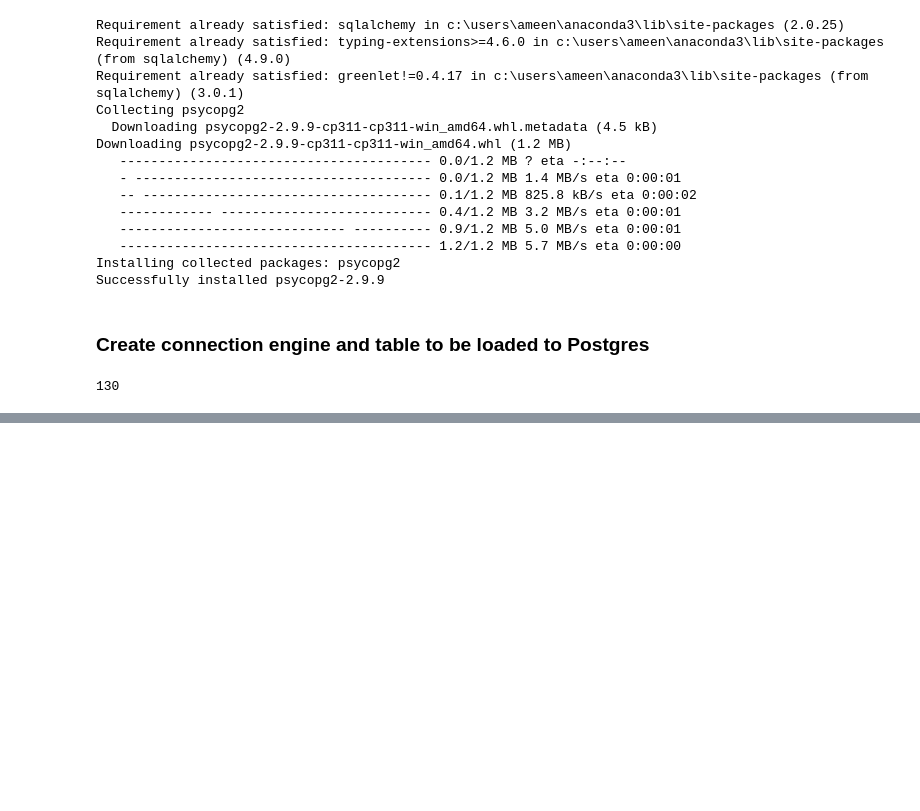
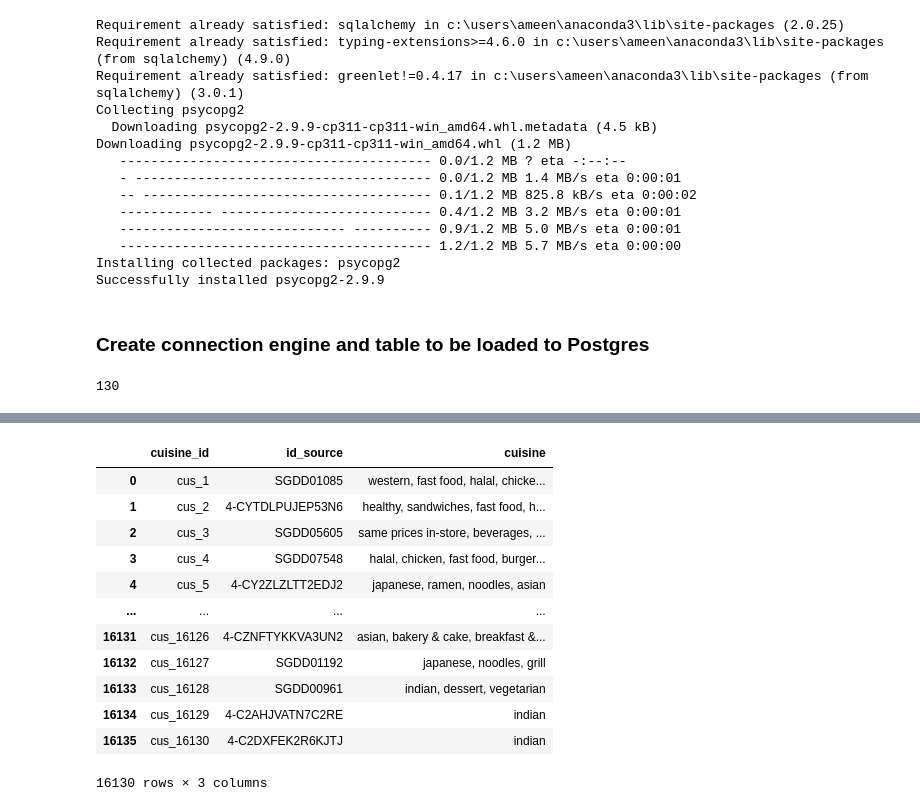
Before and after one commit to leehegithub/grab_restuarant_analysis, a Jupyter notebook: reading_csv.ipynb, the cells around one changed output, grey strips where cells are left out. Cells and saved outputs as stored; diff of their text form; code cells hidden in the pictures; blank space fills up the shorter version.

```diff
--- a/reading_csv.ipynb
+++ b/reading_csv.ipynb
@@ -719,0 +716,36 @@ establishment_df.to_sql('establishment_tbl', engine, if_exists='replace',index=F
+# %%
+cuisine_df=establishment_df
+
+#clearing ' due to aprostophe 's from cuisine_df['cuisine'] list
+cuisine_df['cuisine']=cuisine_df['cuisine'].str.replace('\'',"")
+
+#clearing " from cuisine_df['cuisine'] list
+cuisine_df['cuisine']=cuisine_df['cuisine'].str.replace('"',"")
+
+#clearing [,] from cuisine_df['cuisine'] list
+cuisine_df['cuisine']=cuisine_df['cuisine'].str.replace('[',"")
+cuisine_df['cuisine']=cuisine_df['cuisine'].str.replace(']',"")
+
+# Add a primary key column
+cuisine_df['cuisine_id'] = ['cus_' + str(i + 1) for i in range(len(cuisine_df))]
+
+cuisine_df=cuisine_df[['cuisine_id','id_source','cuisine']]
+
+#making all text in cuisine column to lowercase
+cuisine_df.loc[:, 'cuisine']=cuisine_df['cuisine'].str.lower()
+
+cuisine_df
+# %% [output]
+|  | cuisine_id | id_source | cuisine |
+| 0 | cus_1 | SGDD01085 | western, fast food, halal, chicke... |
+| 1 | cus_2 | 4-CYTDLPUJEP53N6 | healthy, sandwiches, fast food, h... |
+| 2 | cus_3 | SGDD05605 | same prices in-store, beverages, ... |
+| 3 | cus_4 | SGDD07548 | halal, chicken, fast food, burger... |
+| 4 | cus_5 | 4-CY2ZLZLTT2EDJ2 | japanese, ramen, noodles, asian |
+| ... | ... | ... | ... |
+| 16131 | cus_16126 | 4-CZNFTYKKVA3UN2 | asian, bakery & cake, breakfast &... |
+| 16132 | cus_16127 | SGDD01192 | japanese, noodles, grill |
+| 16133 | cus_16128 | SGDD00961 | indian, dessert, vegetarian |
+| 16134 | cus_16129 | 4-C2AHJVATN7C2RE | indian |
+| 16135 | cus_16130 | 4-C2DXFEK2R6KJTJ | indian |
+16130 rows × 3 columns
```
Also changed, not shown: parts of 23 cells of this notebook.
